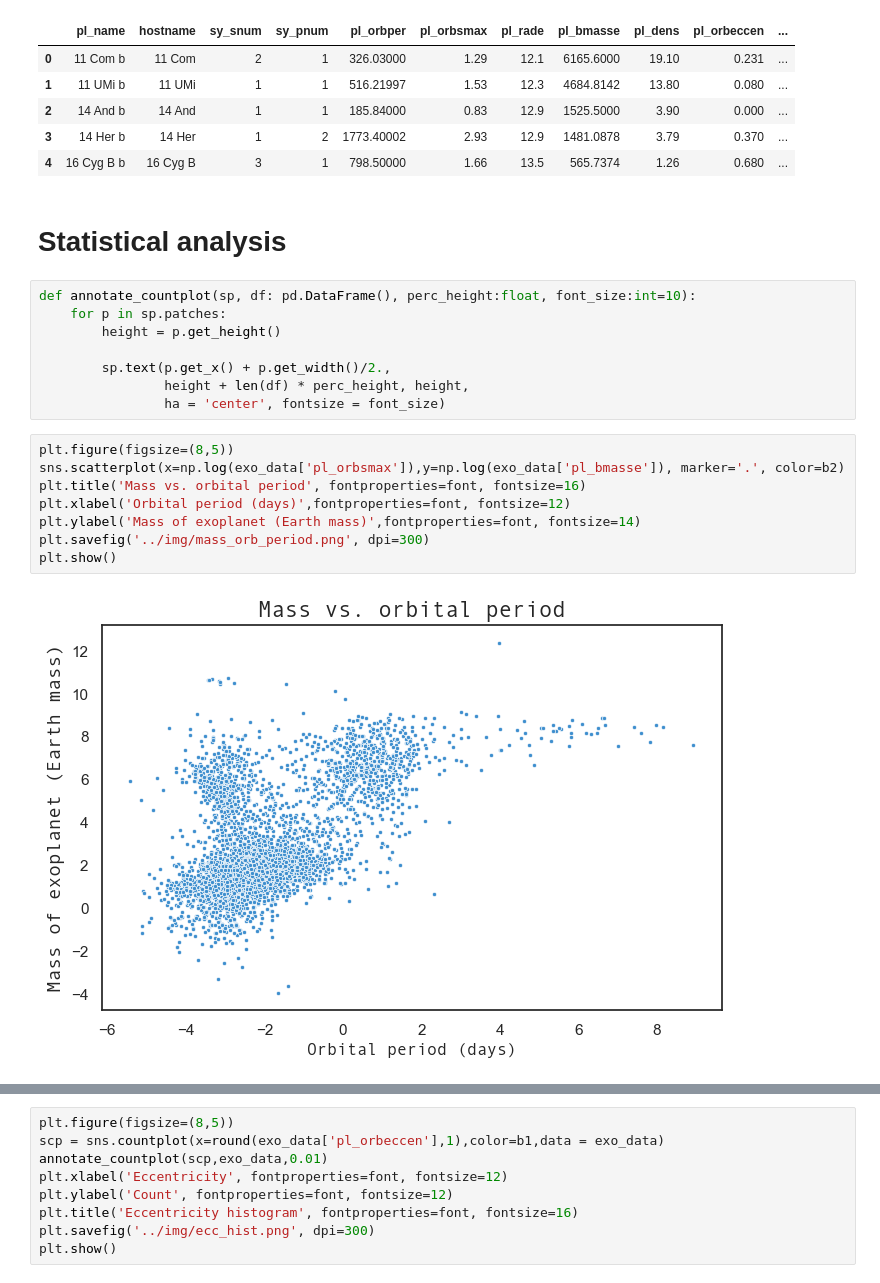
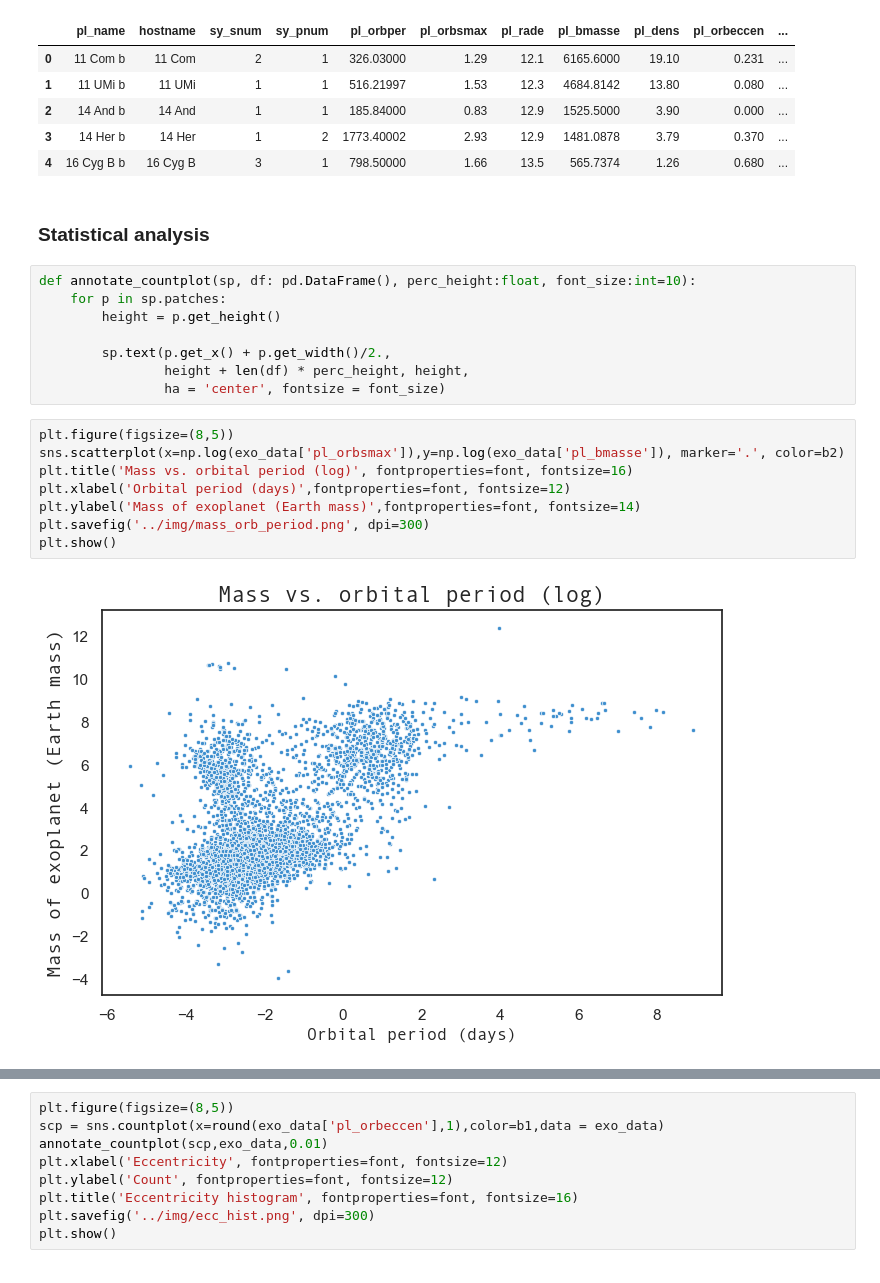
Before and after one commit to emadonev/exoplanet_analysis, a Jupyter notebook: nbs/01_introduction.ipynb, the cells around one changed output, grey strips where cells are left out. Drawn from its saved outputs; the diff is of its cells as text.

```diff
--- a/nbs/01_introduction.ipynb
+++ b/nbs/01_introduction.ipynb
@@ -74,7 +90,7 @@ exo_data.head()
 | 3 | 14 Her b | 14 Her | 1 | 2 | 1773.40002 | 2.93 | 12.9 | 1481.0878 | 3.79 | 0.370 | ... |
 | 4 | 16 Cyg B b | 16 Cyg B | 3 | 1 | 798.50000 | 1.66 | 13.5 | 565.7374 | 1.26 | 0.680 | ... |
 # %% [markdown]
-# Statistical analysis
+### Statistical analysis
 # %%
 def annotate_countplot(sp, df: pd.DataFrame(), perc_height:float, font_size:int=10):
     for p in sp.patches:
@@ -86,10 +102,10 @@ def annotate_countplot(sp, df: pd.DataFrame(), perc_height:float, font_size:int=
 # %%
 plt.figure(figsize=(8,5))
 sns.scatterplot(x=np.log(exo_data['pl_orbsmax']),y=np.log(exo_data['pl_bmasse']), marker='.', color=b2)
-plt.title('Mass vs. orbital period', fontproperties=font, fontsize=16)
+plt.title('Mass vs. orbital period (log)', fontproperties=font, fontsize=16)
 plt.xlabel('Orbital period (days)',fontproperties=font, fontsize=12)
 plt.ylabel('Mass of exoplanet (Earth mass)',fontproperties=font, fontsize=14)
 plt.savefig('../img/mass_orb_period.png', dpi=300)
 plt.show()
 # %% [output]
-[figure, old version]
+[figure, new version]
```
Also changed, not shown: parts of 10 cells of this notebook, 1 other file.
